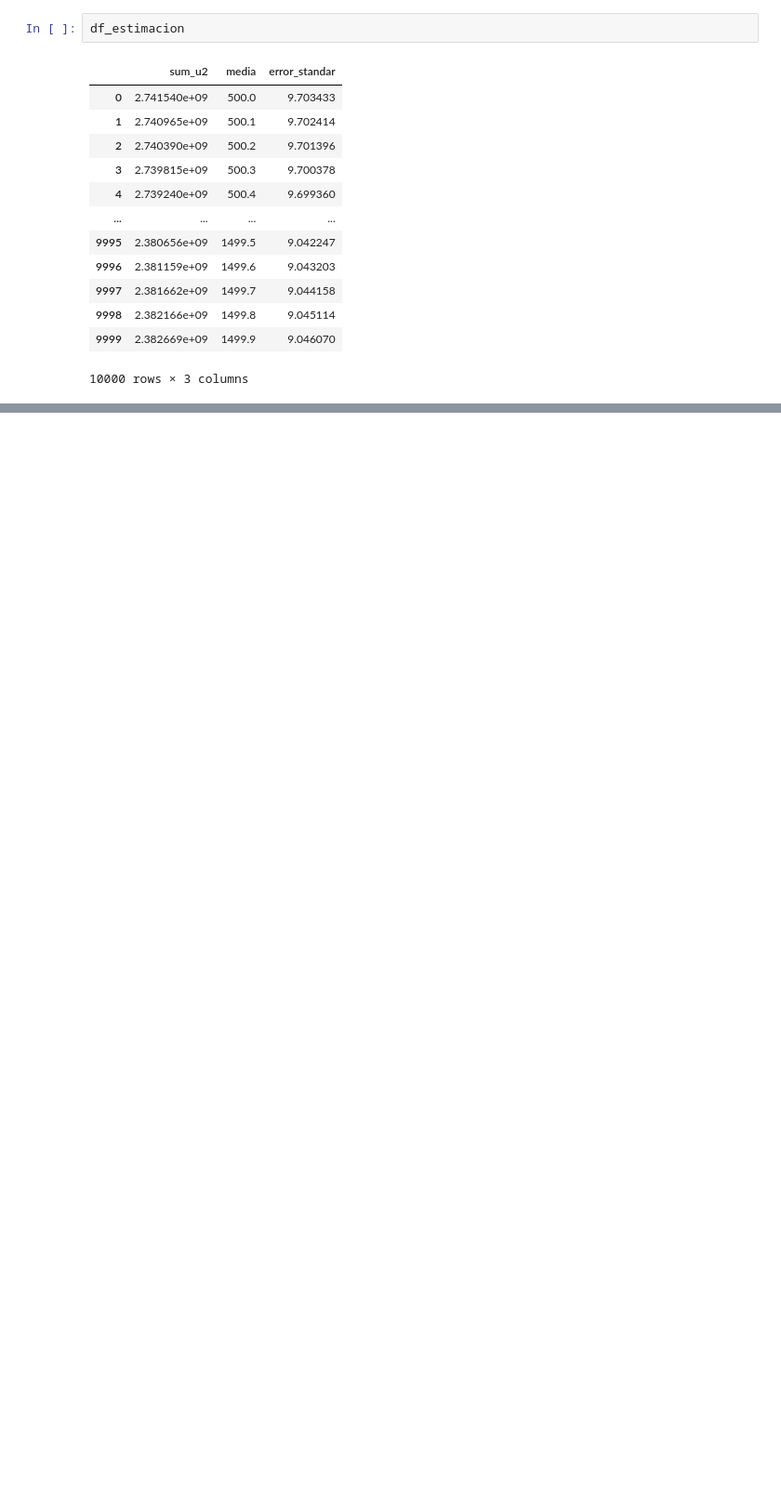
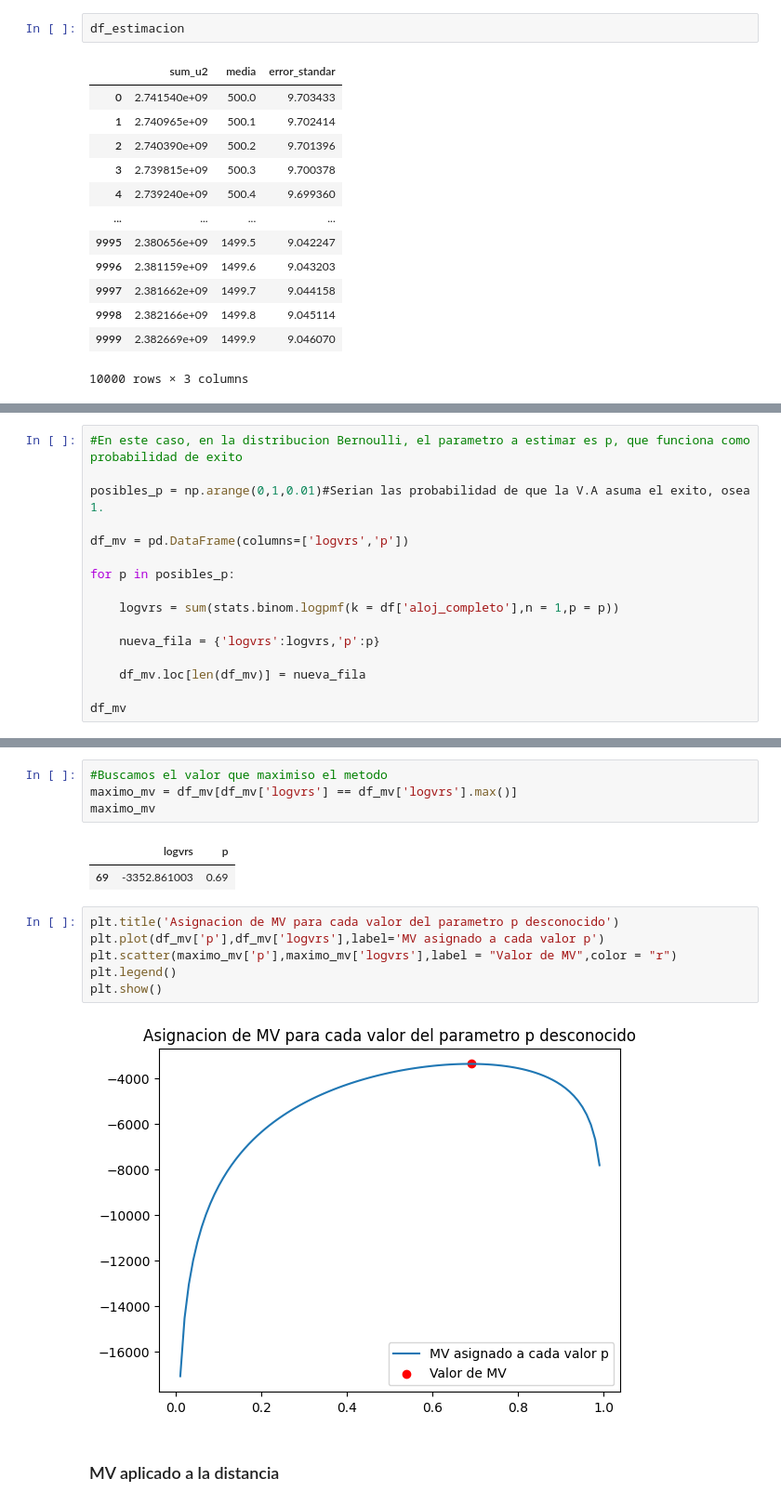
Before and after one commit to gastonbenitez2001/diplomatura_unne, a Jupyter notebook: 04 - Métodos de estimación.ipynb, the cells around one changed output, grey strips where cells are left out. Shown at 93% size. Drawn from its saved outputs; the diff is of its cells as text; blank space fills up the shorter version.

```diff
--- a/04 - Métodos de estimación.ipynb
+++ b/04 - Métodos de estimación.ipynb
@@ -115,0 +251,16 @@ FILA DEL ERROR ESTANDAR MINIMO:
+# %%
+#En este caso, en la distribucion Bernoulli, el parametro a estimar es p, que funciona como probabilidad de exito
+
+posibles_p = np.arange(0,1,0.01)#Serian las probabilidad de que la V.A asuma el exito, osea 1.
+
+df_mv = pd.DataFrame(columns=['logvrs','p'])
+
+for p in posibles_p:
+
+    logvrs = sum(stats.binom.logpmf(k = df['aloj_completo'],n = 1,p = p))
+
+    nueva_fila = {'logvrs':logvrs,'p':p}
+
+    df_mv.loc[len(df_mv)] = nueva_fila
+
+df_mv
@@ -115,0 +281,17 @@ FILA DEL ERROR ESTANDAR MINIMO:
+# %%
+#Buscamos el valor que maximiso el metodo
+maximo_mv = df_mv[df_mv['logvrs'] == df_mv['logvrs'].max()]
+maximo_mv
+# %% [output]
+|  | logvrs | p |
+| 69 | -3352.861003 | 0.69 |
+# %%
+plt.title('Asignacion de MV para cada valor del parametro p desconocido')
+plt.plot(df_mv['p'],df_mv['logvrs'],label='MV asignado a cada valor p')
+plt.scatter(maximo_mv['p'],maximo_mv['logvrs'],label = "Valor de MV",color = "r")
+plt.legend()
+plt.show()
+# %% [output]
+[figure, added]
+# %% [markdown]
+<h3> MV aplicado a la distancia </h3>
```
Also changed, not shown: parts of 33 cells of this notebook.
